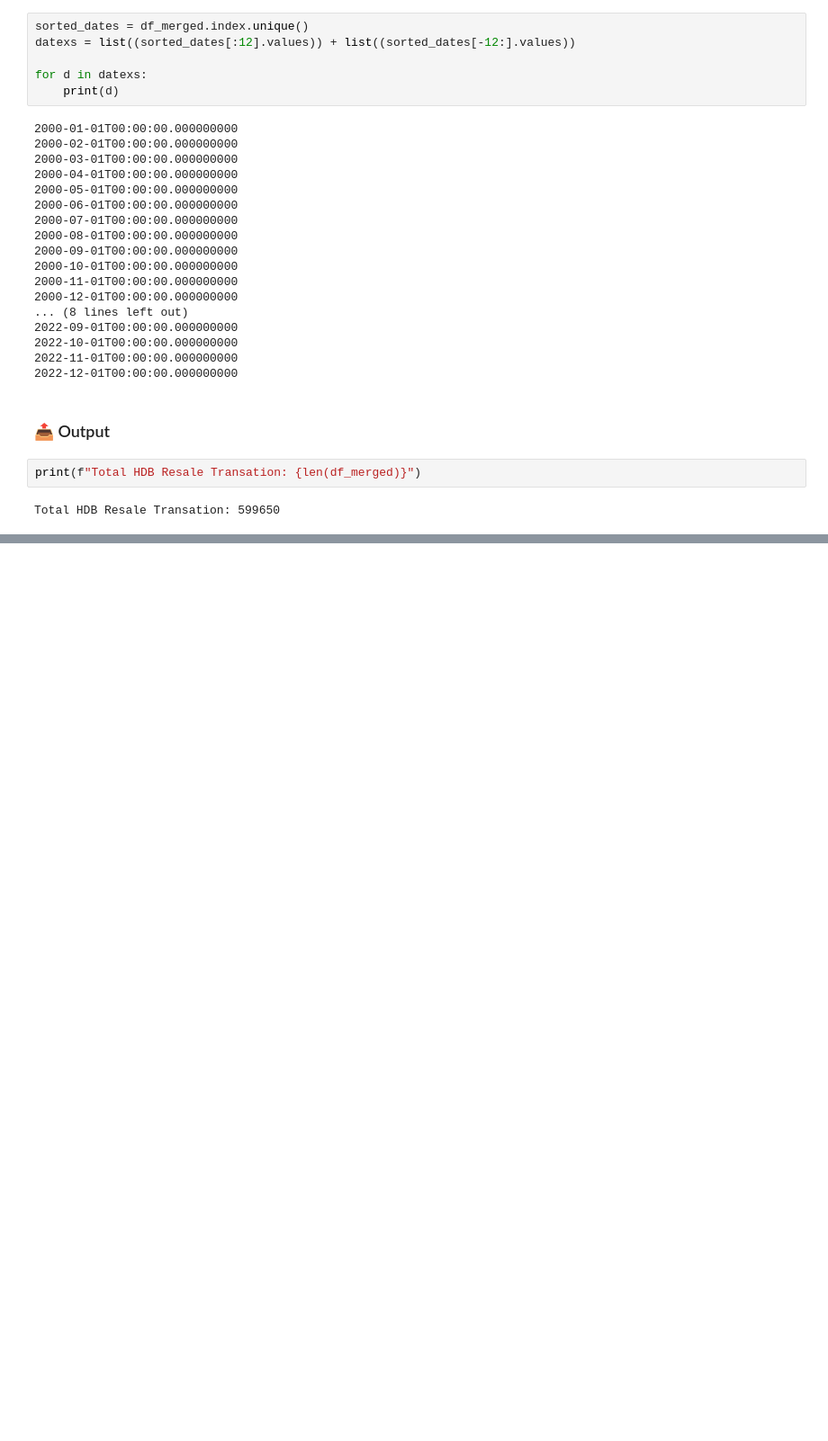
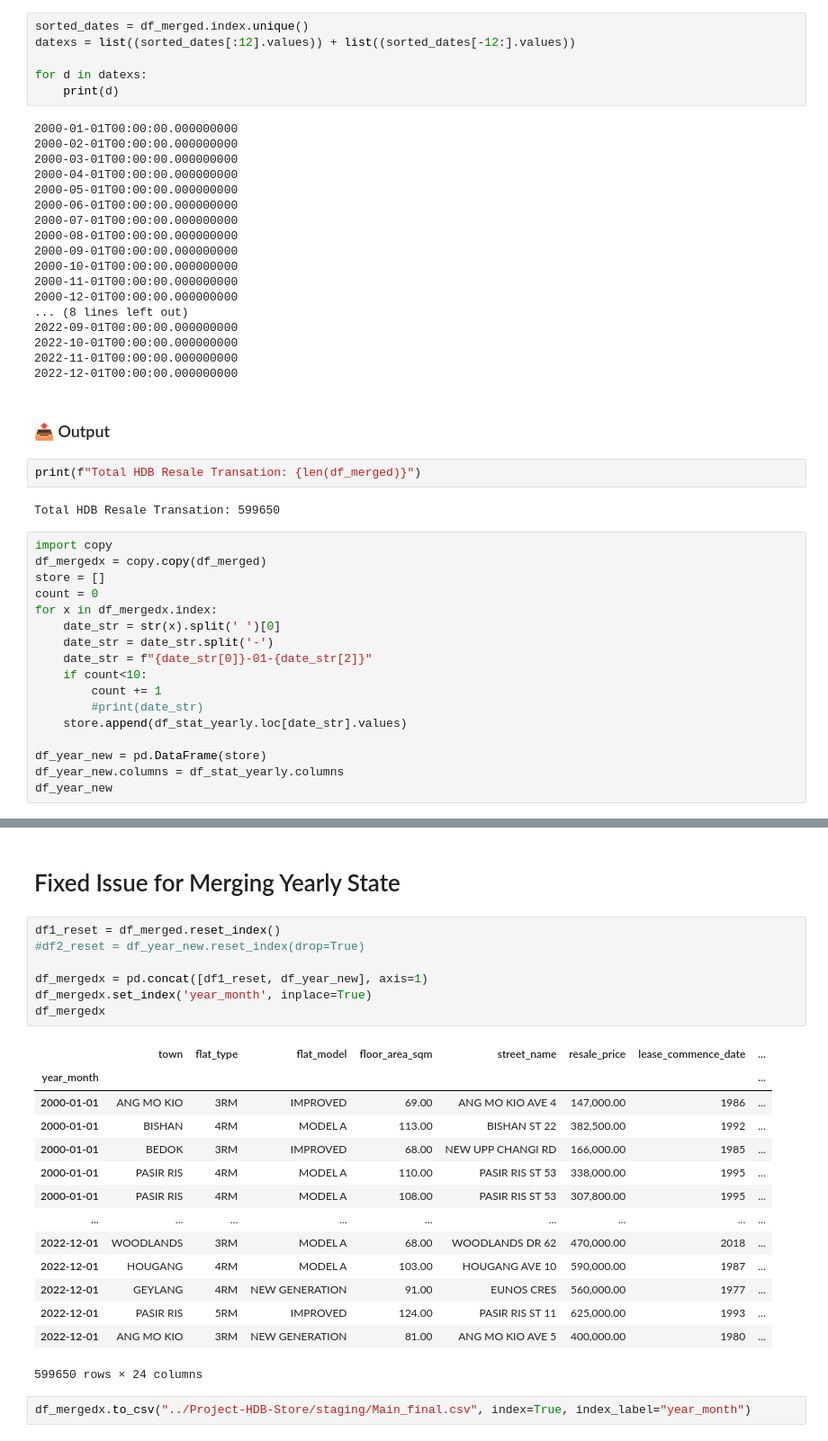
Before and after one commit to alanwongmk/hdb, a Jupyter notebook: HDB04_DataMerger.ipynb, the cells around one changed output, grey strips where cells are left out. Shown: that part at 90% size. Saved outputs shown, nothing was run; the diff lists cells and outputs as text; blank space fills up the shorter version.

```diff
--- a/HDB04_DataMerger.ipynb
+++ b/HDB04_DataMerger.ipynb
@@ -91,3 +92,20 @@ for d in datexs:
 print(f"Total HDB Resale Transation: {len(df_merged)}")
 # %% [output]
 Total HDB Resale Transation: 599650
+# %%
+import copy
+df_mergedx = copy.copy(df_merged)
+store = []
+count = 0
+for x in df_mergedx.index:
+    date_str = str(x).split(' ')[0]
+    date_str = date_str.split('-')
+    date_str = f"{date_str[0]}-01-{date_str[2]}"
+    if count<10:
+        count += 1
+        #print(date_str)
+    store.append(df_stat_yearly.loc[date_str].values)
+
+df_year_new = pd.DataFrame(store)
+df_year_new.columns = df_stat_yearly.columns
+df_year_new
@@ -93,0 +126,26 @@ Total HDB Resale Transation: 599650
+# %% [markdown]
+# Fixed Issue for Merging Yearly State
+# %%
+df1_reset = df_merged.reset_index()
+#df2_reset = df_year_new.reset_index(drop=True)
+
+df_mergedx = pd.concat([df1_reset, df_year_new], axis=1)
+df_mergedx.set_index('year_month', inplace=True)
+df_mergedx
+# %% [output]
+|  | town | flat_type | flat_model | floor_area_sqm | street_name | resale_price | lease_commence_date | ... |
+| year_month |  |  |  |  |  |  |  | ... |
+| 2000-01-01 | ANG MO KIO | 3RM | IMPROVED | 69.00 | ANG MO KIO AVE 4 | 147,000.00 | 1986 | ... |
+| 2000-01-01 | BISHAN | 4RM | MODEL A | 113.00 | BISHAN ST 22 | 382,500.00 | 1992 | ... |
+| 2000-01-01 | BEDOK | 3RM | IMPROVED | 68.00 | NEW UPP CHANGI RD | 166,000.00 | 1985 | ... |
+| 2000-01-01 | PASIR RIS | 4RM | MODEL A | 110.00 | PASIR RIS ST 53 | 338,000.00 | 1995 | ... |
+| 2000-01-01 | PASIR RIS | 4RM | MODEL A | 108.00 | PASIR RIS ST 53 | 307,800.00 | 1995 | ... |
+| ... | ... | ... | ... | ... | ... | ... | ... | ... |
+| 2022-12-01 | WOODLANDS | 3RM | MODEL A | 68.00 | WOODLANDS DR 62 | 470,000.00 | 2018 | ... |
+| 2022-12-01 | HOUGANG | 4RM | MODEL A | 103.00 | HOUGANG AVE 10 | 590,000.00 | 1987 | ... |
+| 2022-12-01 | GEYLANG | 4RM | NEW GENERATION | 91.00 | EUNOS CRES | 560,000.00 | 1977 | ... |
+| 2022-12-01 | PASIR RIS | 5RM | IMPROVED | 124.00 | PASIR RIS ST 11 | 625,000.00 | 1993 | ... |
+| 2022-12-01 | ANG MO KIO | 3RM | NEW GENERATION | 81.00 | ANG MO KIO AVE 5 | 400,000.00 | 1980 | ... |
+599650 rows × 24 columns
+# %%
+df_mergedx.to_csv("../Project-HDB-Store/staging/Main_final.csv", index=True, index_label="year_month")
```
Also changed, not shown: parts of 3 cells of this notebook, 4 other files.
